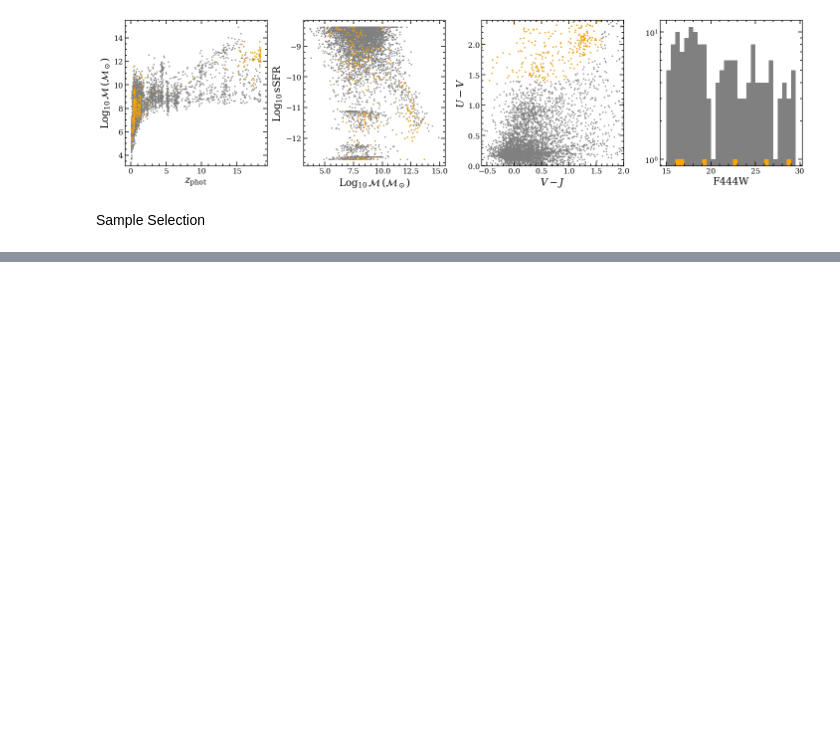
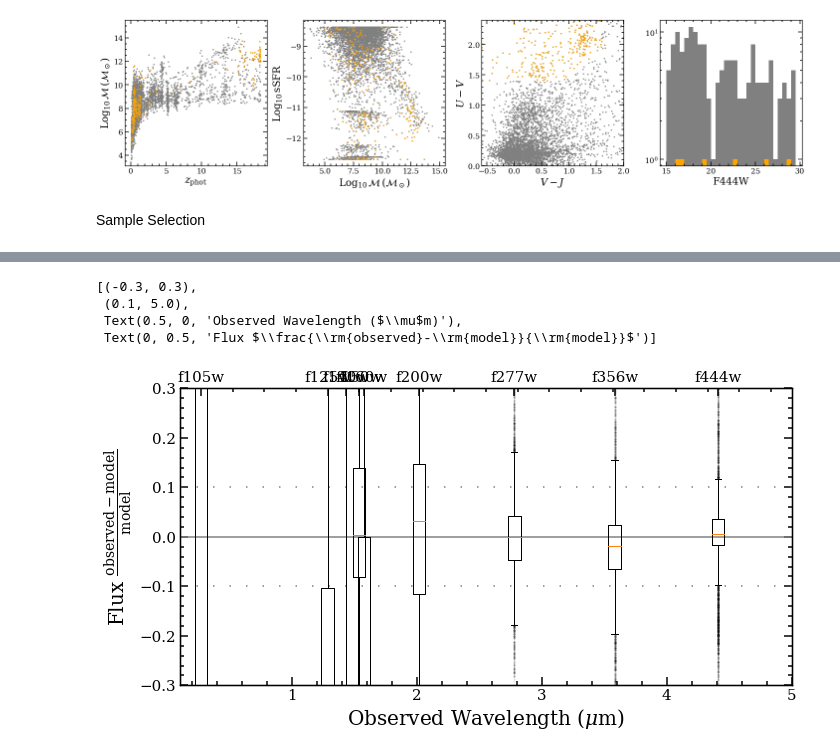
Before and after one commit to astrowhit/aperpy, a Jupyter notebook: notebooks/quicklook.ipynb, the cells around one changed output, grey strips where cells are left out. Saved outputs shown, nothing was run; the diff lists cells and outputs as text; code cells hidden in the pictures; blank space fills up the shorter version.

```diff
--- a/notebooks/quicklook.ipynb
+++ b/notebooks/quicklook.ipynb
@@ -217,0 +211,27 @@ FileNotFoundError: [Errno 2] No such file or directory: 'cutouts/7.pdf'
+# %%
+diff = ez.fnu - ez.fmodel
+rel_diff = diff / ez.fmodel
+
+sanity = ez.cat['use_phot'] == 1
+
+# for i, fname in enumerate(ez.filters):
+#     for filt in FILTERS:
+#         if filt in str(fname):
+#             break
+#     print(filt)
+
+#     plt.scatter(ez.pivot[i]*np.ones(len(rel_diff)), rel_diff[:,i], s=1, alpha=0.1, c='grey')
+fig, ax = plt.subplots(figsize=(10,5))
+ax.axhline(0, ls='solid', c='grey')
+ax.axhline(0.1, ls=(0, (1, 10)), c='grey')
+ax.axhline(-0.1, ls=(0, (1, 10)), c='grey')
+axt = ax.twiny()
+axt.boxplot(rel_diff[sanity], vert=True, positions=ez.pivot*1e-4, widths=0.1, labels=FILTERS, flierprops={'marker':'.', 'markersize':2, 'alpha':0.1})
+axt.set(xlim=(0.05, 5))
+ax.set(ylim=(-0.3, 0.3), xlim=(0.1, 5), xlabel='Observed Wavelength ($\mu$m)', ylabel='Flux $\\frac{\\rm{observed}-\\rm{model}}{\\rm{model}}$')
+# %% [output]
+[(-0.3, 0.3),
+ (0.1, 5.0),
+ Text(0.5, 0, 'Observed Wavelength ($\\mu$m)'),
+ Text(0, 0.5, 'Flux $\\frac{\\rm{observed}-\\rm{model}}{\\rm{model}}$')]
+[figure, added]
```
Also changed, not shown: parts of 10 cells of this notebook, 10 other files.
